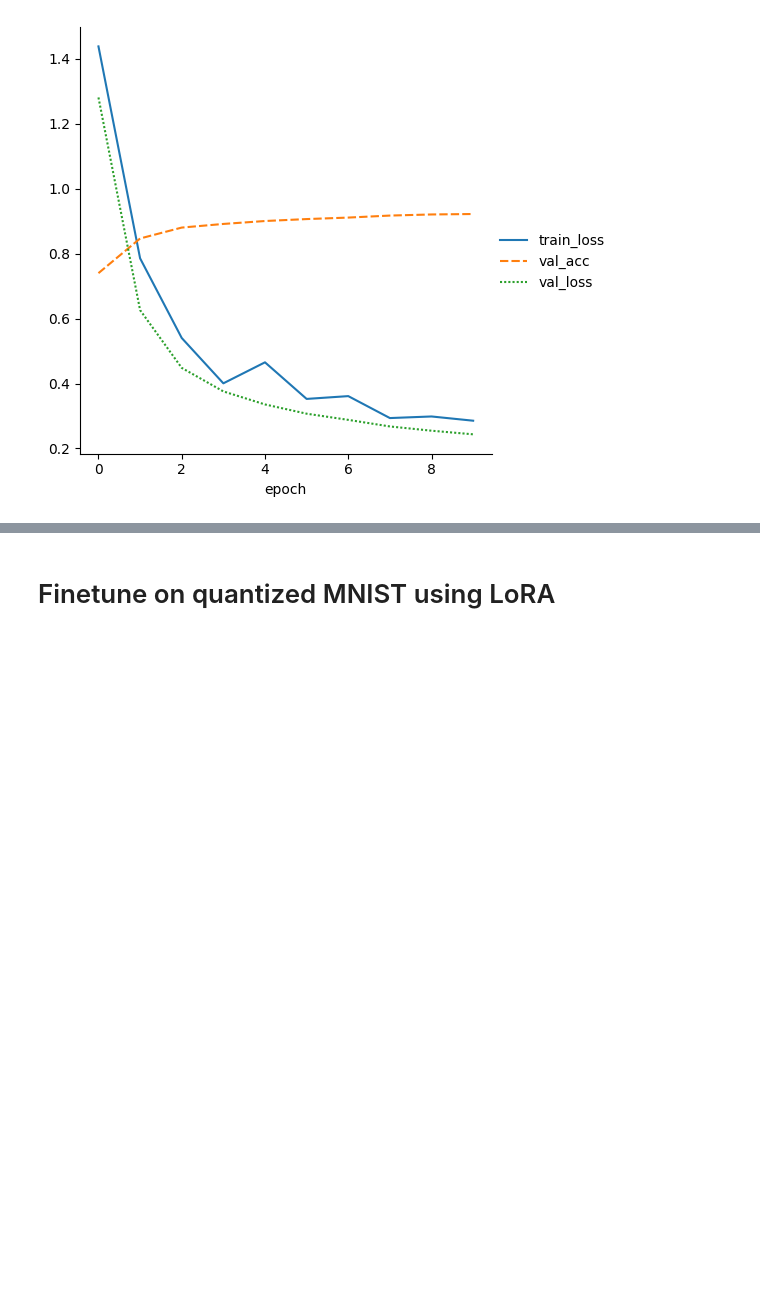
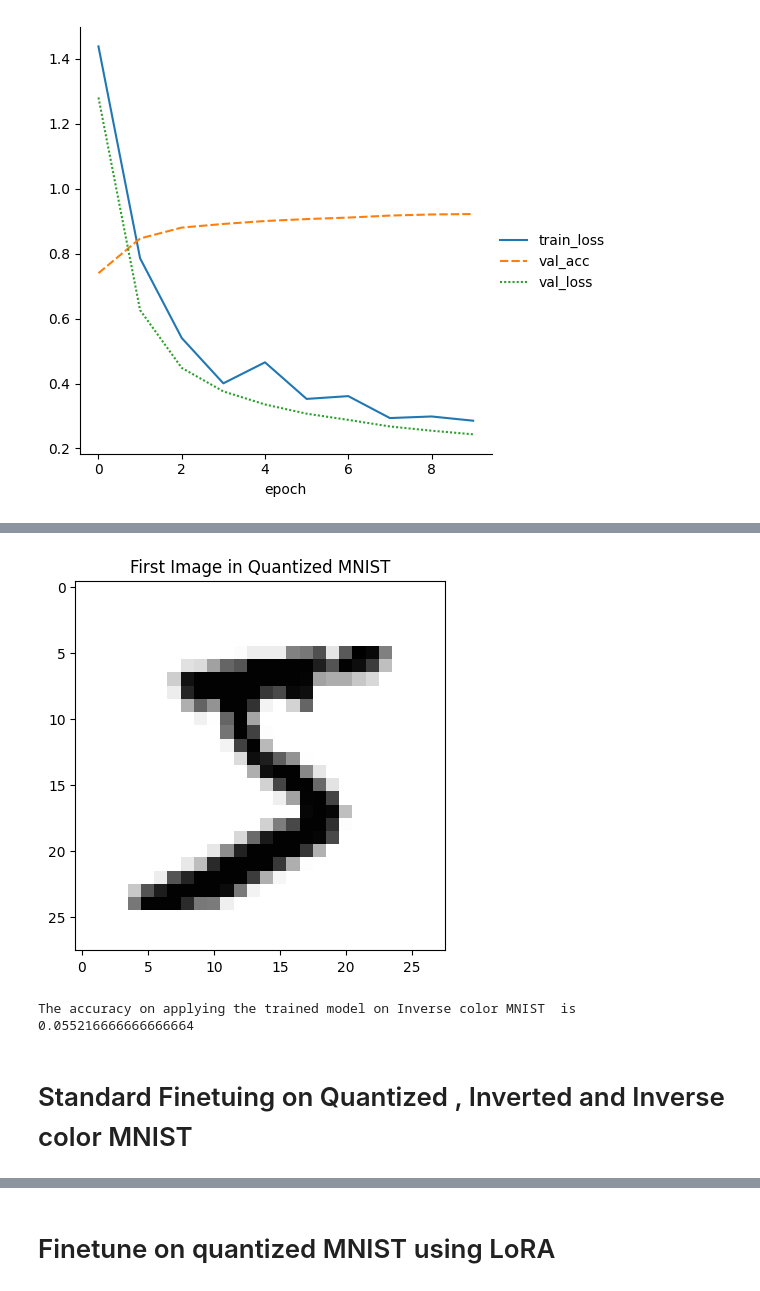
Before and after one commit to mrigankpawagi/EfficientAttention, a Jupyter notebook: experiments/LoRA/MNIST/lora_on_mnist.ipynb, the cells around one changed output, grey strips where cells are left out. Cells and saved outputs as stored; diff of their text form; code cells hidden in the pictures; blank space fills up the shorter version.

```diff
--- a/experiments/LoRA/MNIST/lora_on_mnist.ipynb
+++ b/experiments/LoRA/MNIST/lora_on_mnist.ipynb
@@ -62,15 +73,15 @@ class QuantizedMNIST(MNIST):
         )
 # %%
 # Create another dataset called "inversecolor_mnist" where all pixel values are inverted
-# class InverseColorMNIST(MNIST):
-#     def __init__(self, *args, **kwargs):
-#         super().__init__(*args, **kwargs)
-#         self.transform = transforms.Compose(
-#             [
-#                 transforms.ToTensor(),
-#                 transforms.Lambda(lambda x: 1 - x),
-#             ]
-#         )
+class InverseColorMNIST(MNIST):
+    def __init__(self, *args, **kwargs):
+        super().__init__(*args, **kwargs)
+        self.transform = transforms.Compose(
+            [
+                transforms.ToTensor(),
+                transforms.Lambda(lambda x: 1 - x),
+            ]
+        )
 
 # Create another dataset called "inverted_mnist" where all images are rotated by 180 degrees
 class InvertedMNIST(MNIST):
@@ -372 +425,33 @@ print(acc)
+# %%
+# create the dataset
+inverse_color_mnist = InverseColorMNIST(PATH_DATASETS, train=True, download=True)
+
+# create a dataloader
+inverse_color_mnistmnist_loader = DataLoader(inverse_color_mnist, batch_size=1024, shuffle=False)
+# %%
+first_image, _ = inverse_color_mnist[0]  # Access by index (0 for first)
+# Rescale the image to be between 0 and 1 (assuming quantization)
+first_image = first_image.unsqueeze(0)  # Add a batch dimension for plotting
+first_image = first_image * (1.0 / 255)  # Rescale if necessary
+
+# Plot the image
+plt.imshow(first_image.squeeze(), cmap="gray")  # Squeeze to remove batch dim
+plt.title("First Image in Quantized MNIST")
+plt.show()
+# %% [output]
+[figure, added]
+# %%
+# test the accuracy of the model on entire quantized dataset
+acc = 0
+for x, y in inverse_color_mnistmnist_loader:
+    preds = model.predict(x)
+    acc += torch.sum(preds == y).item()
+
+acc /= len(inverse_color_mnist)
+
+print("The accuracy on applying the trained model on Inverse color MNIST  is ",acc)
+# %% [output]
+The accuracy on applying the trained model on Inverse color MNIST  is  0.055216666666666664
+# %% [markdown]
+# Standard Finetuing on Quantized , Inverted and Inverse color MNIST
 # %%
```
Also changed, not shown: parts of 48 cells of this notebook, 11 other files.
